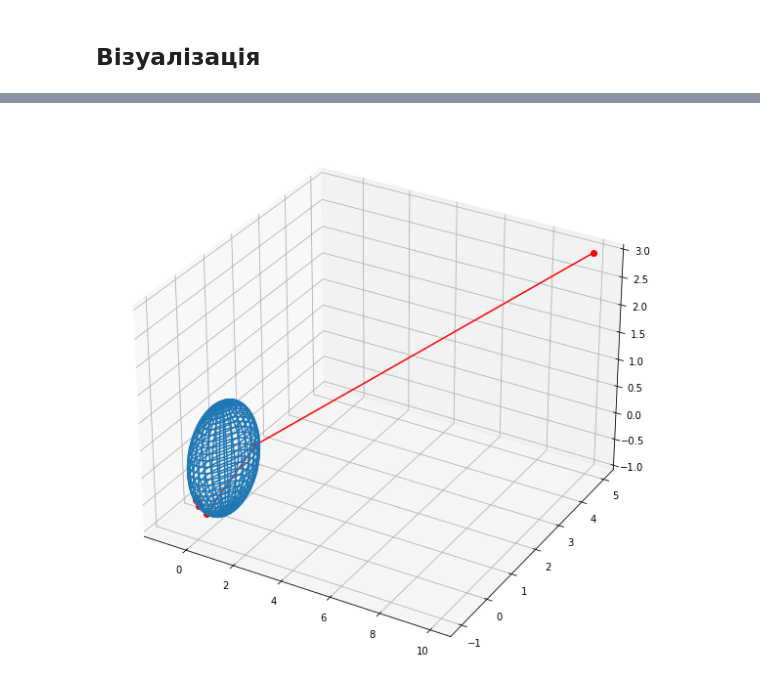
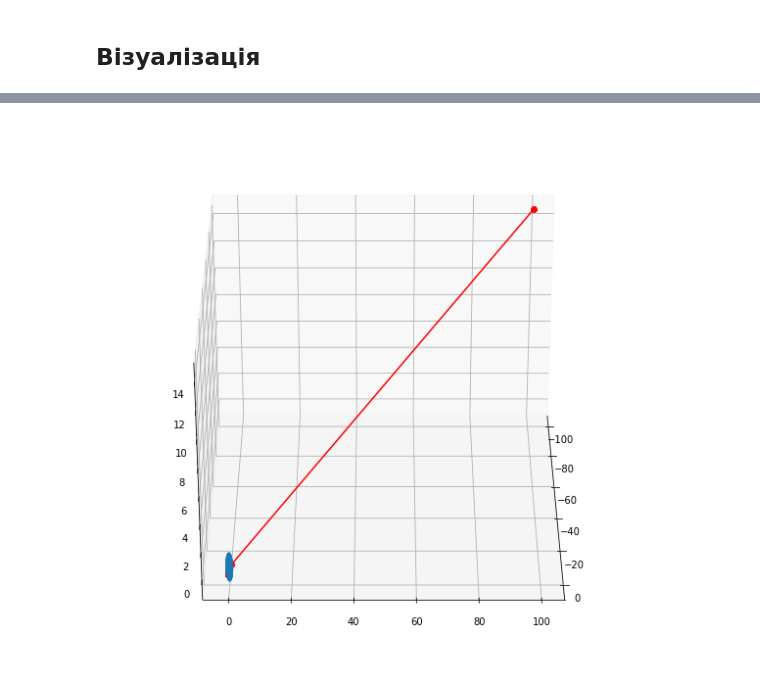
Before and after one commit to ValeriiSielikhov/MO_IASA, a Jupyter notebook: Lab_3/demo.ipynb, the cells around one changed output, grey strips where cells are left out. Cells and saved outputs as stored; diff of their text form; code cells hidden in the pictures.

```diff
--- a/Lab_3/demo.ipynb
+++ b/Lab_3/demo.ipynb
@@ -30,2 +50,16 @@ len(trace)
 # %% [markdown]
 ## Візуалізація
+# %%
+u = np.linspace(0, np.pi, 30)
+v = np.linspace(0, 2 * np.pi, 30)
+
+x = np.outer(np.sin(u), np.sin(v))
+y = np.outer(np.sin(u), np.cos(v))
+z = np.outer(np.cos(u), np.ones_like(v))
+
+
+fig = plt.figure(figsize = (10, 20))
+ax = plt.axes(projection='3d')
+
+ax.plot_surface(x, y, z, cmap = plt.get_cmap("viridis"))
+fig.savefig("1.png")
@@ -31,0 +68,12 @@ len(trace)
+# %%
+fig = plt.figure(figsize = (10, 20))
+ax = plt.axes(projection='3d')
+x = np.linspace(-5, 5, 100)
+y = np.linspace(-5, 5, 100)
+x, y = np.meshgrid(x, y)
+for k in range(-5, 5, 2):
+    z = k - x - y
+
+    ax.plot_surface(x, y, z, cmap = plt.get_cmap("viridis"), antialiased=False)
+    #ax.view_init(30, 30)
+fig.savefig("2.png")
@@ -49,4 +100,4 @@ def plot_trace(trace, r = 1, rotate = None):
 # %%
-plot_trace(trace)
+plot_trace(trace, rotate = (30, 0))
 # %% [output]
-[figure, old version]
+[figure, new version]
```
Also changed, not shown: parts of 20 cells of this notebook, 2 other files.
